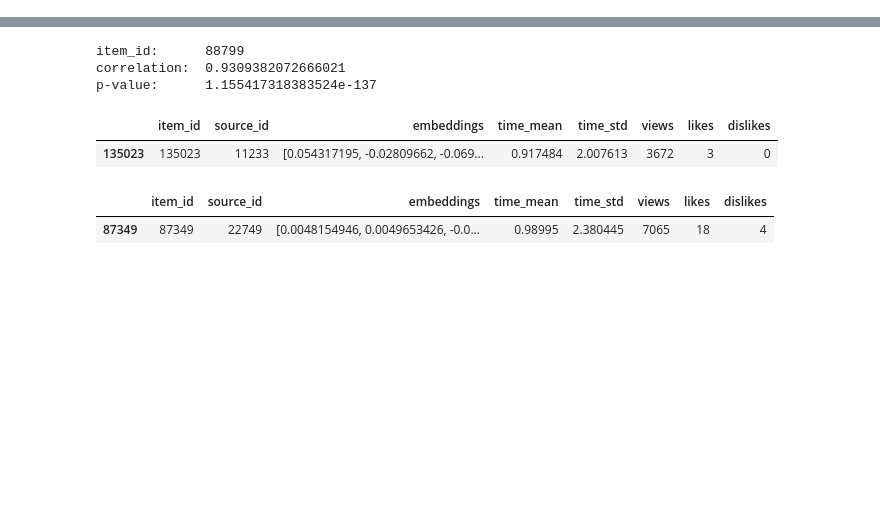
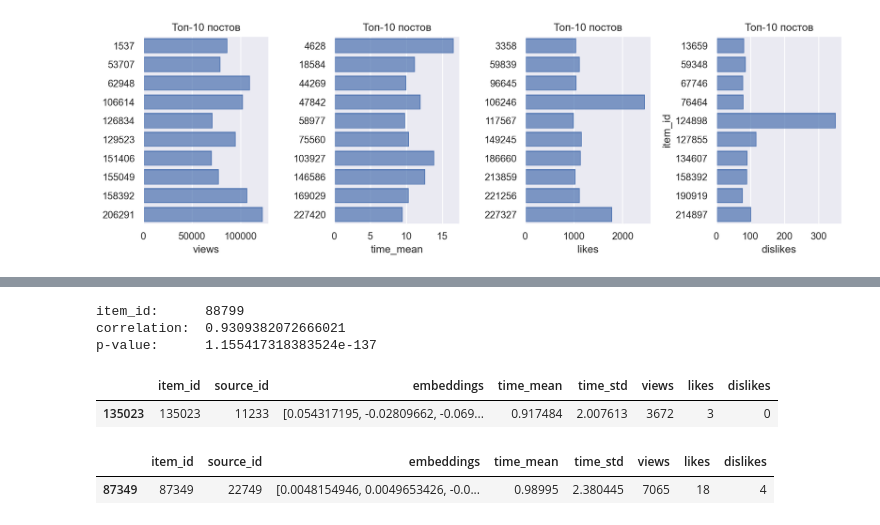
Before and after one commit to dabudaeva/VK-cup-2022, a Jupyter notebook: step_2/eda.ipynb, the cells around one changed output, grey strips where cells are left out. Drawn from its saved outputs; the diff is of its cells as text; code cells hidden in the pictures; blank space fills up the shorter version.

```diff
--- a/step_2/eda.ipynb
+++ b/step_2/eda.ipynb
@@ -79,0 +76,20 @@ g = train.timespent.value_counts() # в среднем - 0.54466, median - 0
+# %%
+g1 = items_meta.sort_values(by='views', ascending=False).head(10)
+g2 = items_meta.sort_values(by='time_mean', ascending=False).head(10)
+g3 = items_meta.sort_values(by='likes', ascending=False).head(10)
+g4 = items_meta.sort_values(by='dislikes', ascending=False).head(10)
+
+(
+    so.Plot()
+    .pair(
+        x=[g1.views, g2.time_mean, g3.likes, g4.dislikes],
+        y=[g1.item_id.astype(str), g2.item_id.astype(str), g3.item_id.astype(str), g4.item_id.astype(str)],
+        cross=False,
+         )
+    .add(so.Bar())
+    .label(title='Топ-10 постов',
+           y0='', y1='', y2='')
+    .layout(size=(12, 4))
+)
+# %% [output]
+[figure, added]
```
Also changed, not shown: parts of 25 cells of this notebook, 3 other files.
